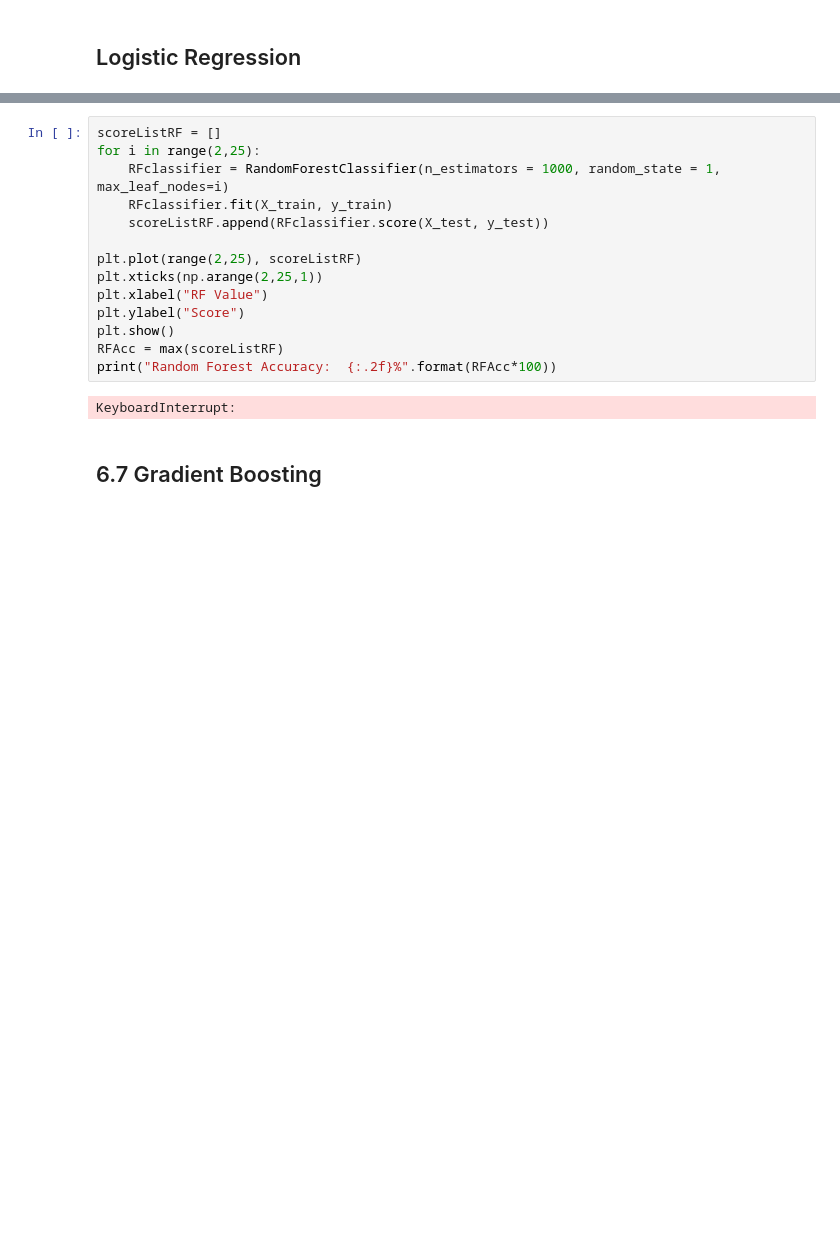
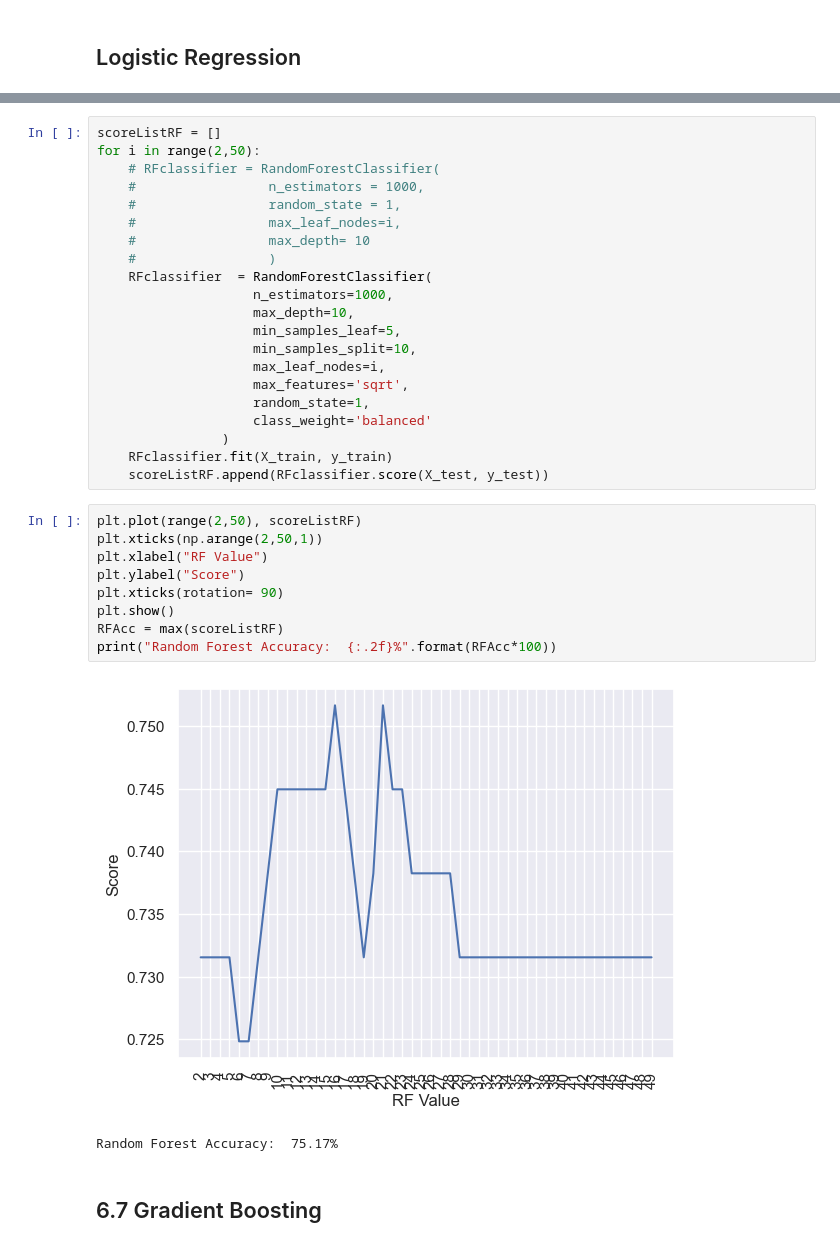
Before and after one commit to DetectiveNeo/Loan_Approval_Prediction, a Jupyter notebook: notebook/pipeline.ipynb, the cells around one changed output, grey strips where cells are left out. Cells and saved outputs as stored; diff of their text form; blank space fills up the shorter version.

```diff
--- a/notebook/pipeline.ipynb
+++ b/notebook/pipeline.ipynb
@@ -867,19 +868,36 @@ Decision Tree Accuracy: 81.21%
+# %%
+scoreListRF = []
+for i in range(2,50):
+    # RFclassifier = RandomForestClassifier(
+    #                 n_estimators = 1000,
+    #                 random_state = 1,
+    #                 max_leaf_nodes=i,
+    #                 max_depth= 10
+    #                 )
+    RFclassifier  = RandomForestClassifier(
+                    n_estimators=1000,
+                    max_depth=10,
+                    min_samples_leaf=5,
+                    min_samples_split=10,
+                    max_leaf_nodes=i,
+                    max_features='sqrt',
+                    random_state=1,
+                    class_weight='balanced'
+                )
+    RFclassifier.fit(X_train, y_train)
+    scoreListRF.append(RFclassifier.score(X_test, y_test))
 # %%
-scoreListRF = []
-for i in range(2,25):
-    RFclassifier = RandomForestClassifier(n_estimators = 1000, random_state = 1, max_leaf_nodes=i)
-    RFclassifier.fit(X_train, y_train)
-    scoreListRF.append(RFclassifier.score(X_test, y_test))
-
-plt.plot(range(2,25), scoreListRF)
-plt.xticks(np.arange(2,25,1))
+plt.plot(range(2,50), scoreListRF)
+plt.xticks(np.arange(2,50,1))
 plt.xlabel("RF Value")
 plt.ylabel("Score")
+plt.xticks(rotation= 90)
 plt.show()
 RFAcc = max(scoreListRF)
 print("Random Forest Accuracy:  {:.2f}%".format(RFAcc*100))
 # %% [output]
+[figure, added]
-KeyboardInterrupt:
+Random Forest Accuracy:  75.17%
 # %% [markdown]
 ## 6.7 Gradient Boosting
 # %%
```
Also changed, not shown: parts of 19 cells of this notebook.
